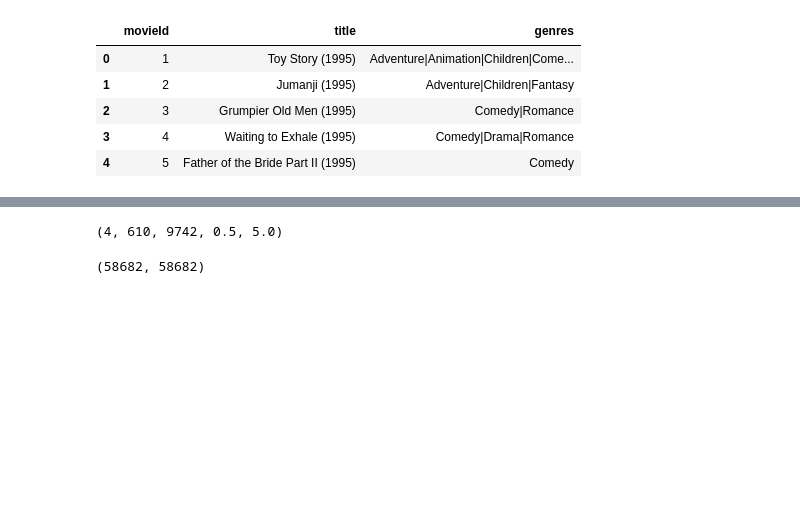
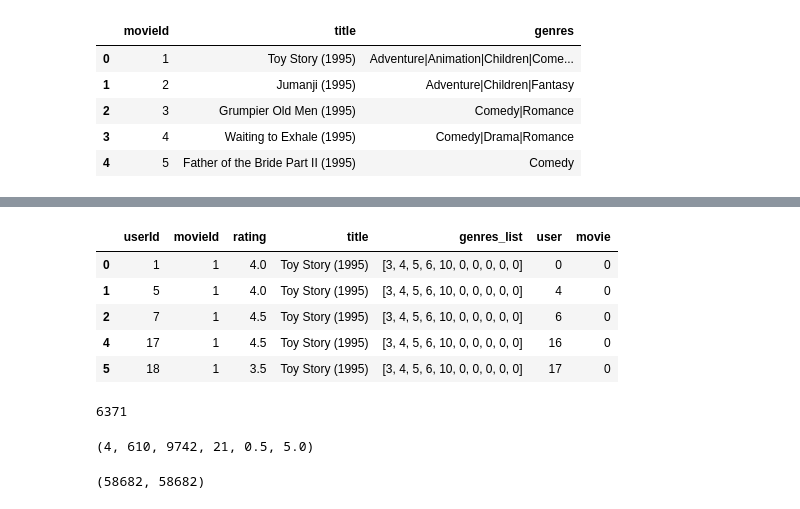
Before and after one commit to dipta007/Movie-Recommendation, a Jupyter notebook: Movie_Recommendation.ipynb, the cells around one changed output, grey strips where cells are left out. Saved outputs shown, nothing was run; the diff lists cells and outputs as text; code cells hidden in the pictures; blank space fills up the shorter version.

```diff
--- a/Movie_Recommendation.ipynb
+++ b/Movie_Recommendation.ipynb
@@ -87,2 +129,20 @@ nratings.shape
+# %%
+final_one = joined_ratings.drop(['timestamp', 'genres'], axis=1)
+final_one.head()
+# %% [output]
+|  | userId | movieId | rating | title | genres_list | user | movie |
+| 0 | 1 | 1 | 4.0 | Toy Story (1995) | [3, 4, 5, 6, 10, 0, 0, 0, 0, 0] | 0 | 0 |
+| 1 | 5 | 1 | 4.0 | Toy Story (1995) | [3, 4, 5, 6, 10, 0, 0, 0, 0, 0] | 4 | 0 |
+| 2 | 7 | 1 | 4.5 | Toy Story (1995) | [3, 4, 5, 6, 10, 0, 0, 0, 0, 0] | 6 | 0 |
+| 4 | 17 | 1 | 4.5 | Toy Story (1995) | [3, 4, 5, 6, 10, 0, 0, 0, 0, 0] | 16 | 0 |
+| 5 | 18 | 1 | 3.5 | Toy Story (1995) | [3, 4, 5, 6, 10, 0, 0, 0, 0, 0] | 17 | 0 |
+# %%
+del joined_ratings
+del ratings
+del nratings
+import gc
+gc.collect()
+# %% [output]
+6371
 # %%
 user_movie = {}
@@ -94,9 +154,9 @@ for index, row in nratings.iterrows():
 
 MIN_NUMBER_OF_MOVIES = 4
 # %%
-MIN_NUMBER_OF_MOVIES, n_users, n_movies, min_rating, max_rating
+MIN_NUMBER_OF_MOVIES, n_users, n_movies, n_genres, min_rating, max_rating
 # %% [output]
-(4, 610, 9742, 0.5, 5.0)
+(4, 610, 9742, 21, 0.5, 5.0)
 # %%
 def convert_to_one_hot(movies):
   now = [0 for _ in range(n_movies)]
```
Also changed, not shown: parts of 26 cells of this notebook.
